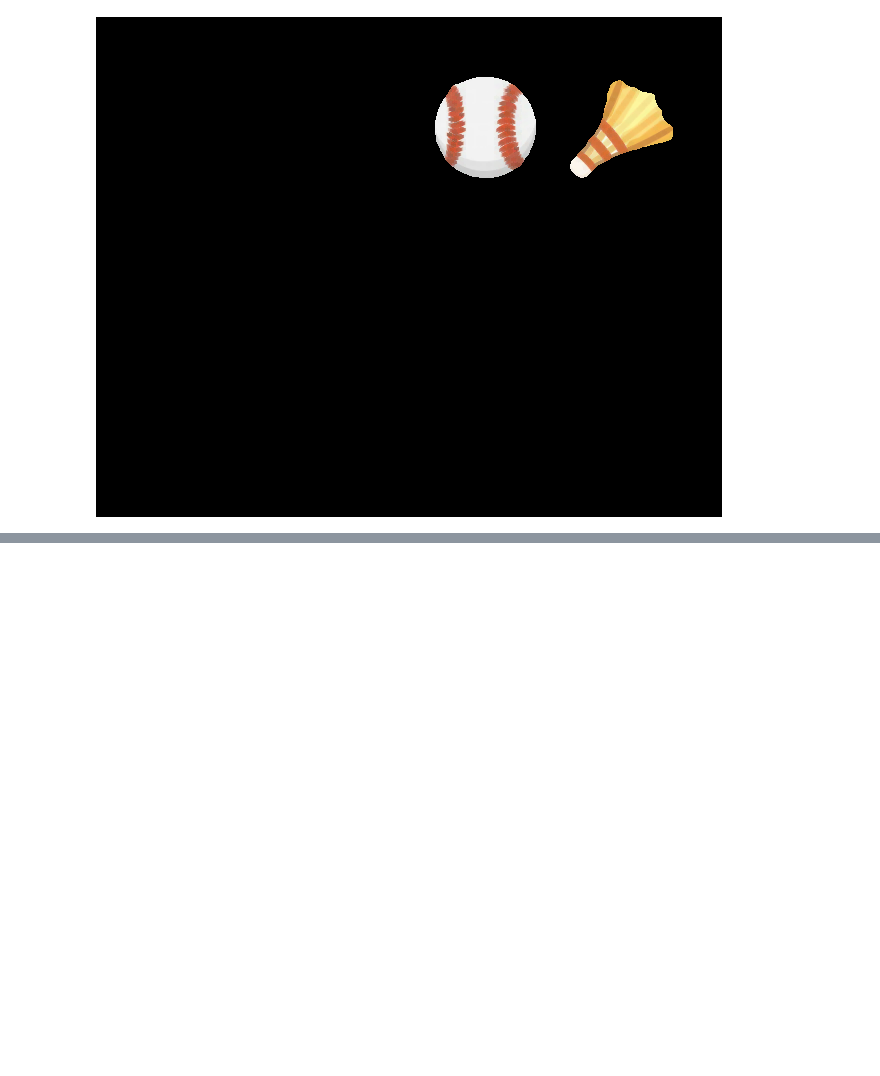
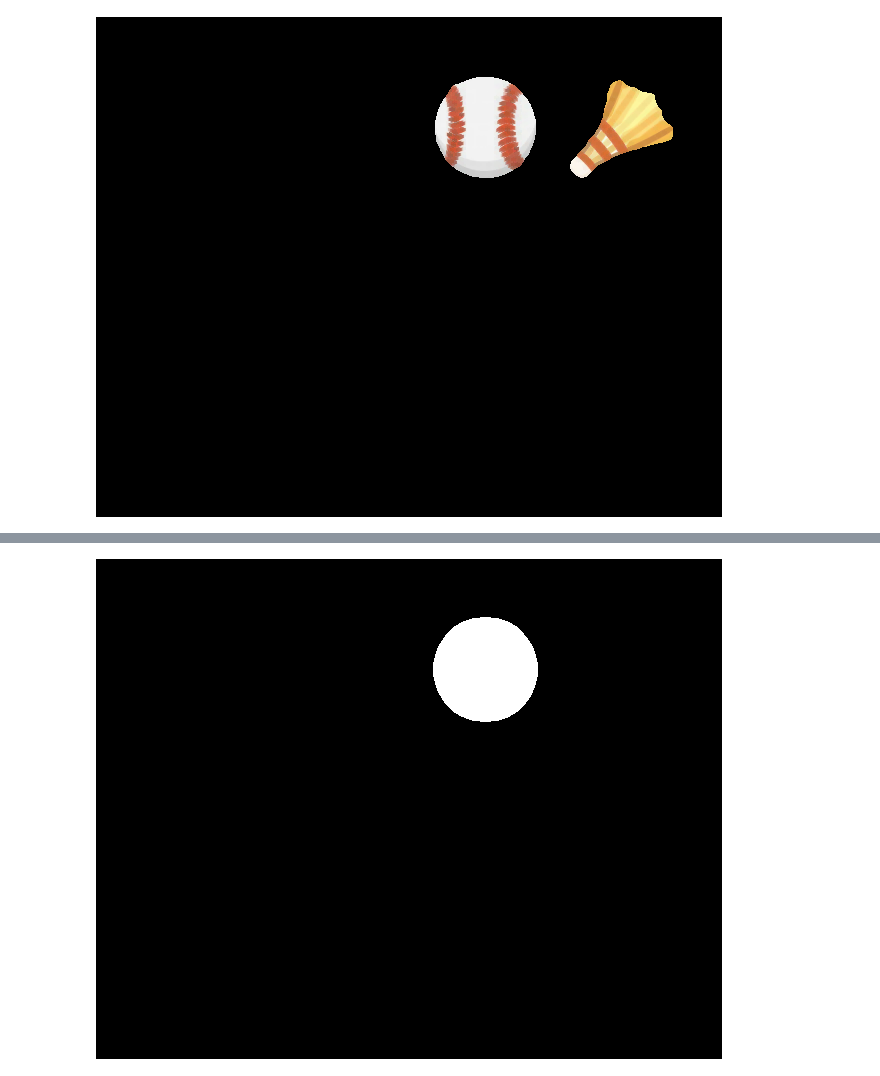
Before and after one commit to AlyssonBatista/processamento-de-imagens-m-dicas-, a Jupyter notebook: Atividade7.ipynb, the cells around one changed output, grey strips where cells are left out. Cells and saved outputs as stored; diff of their text form; code cells hidden in the pictures; blank space fills up the shorter version.

```diff
--- a/Atividade7.ipynb
+++ b/Atividade7.ipynb
@@ -755,0 +760,6 @@ cv2_imshow(cimg)
+# %%
+kernel2 = cv2.getStructuringElement(cv2.MORPH_ELLIPSE,(65,65))
+beisebol2 = cv2.dilate(beisebol1,kernel2,iterations=1)
+cv2_imshow(beisebol2)
+# %% [output]
+[figure, added]
```
Also changed, not shown: parts of 43 cells of this notebook.
